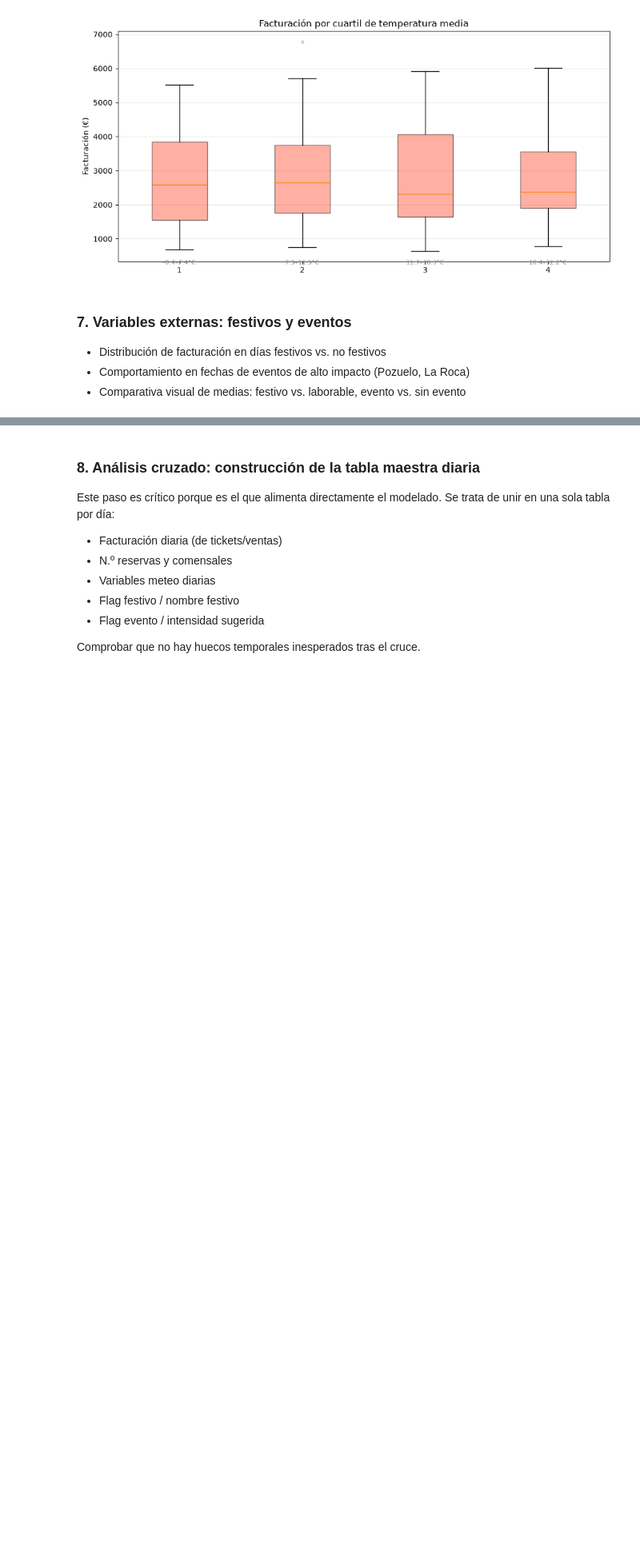
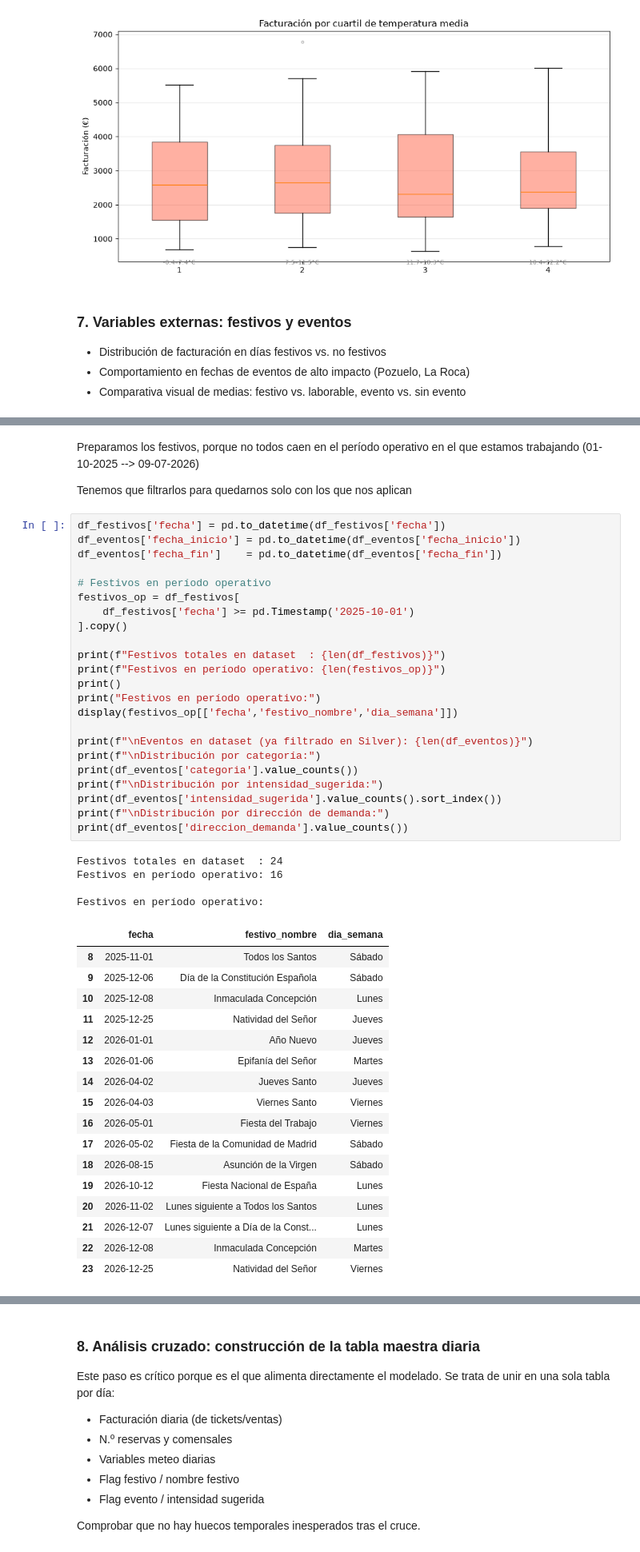
Before and after one commit to Joaquindam/TFM-Hosteleria-AI, a Jupyter notebook: notebooks/03_EDA.ipynb, the cells around one changed output, grey strips where cells are left out. Shown at 80% size. Drawn from its saved outputs; the diff is of its cells as text; blank space fills up the shorter version.

```diff
--- a/notebooks/03_EDA.ipynb
+++ b/notebooks/03_EDA.ipynb
@@ -1772,0 +1787,49 @@ Facturación según cuartil de temperatura:
+# %% [markdown]
+Preparamos los festivos, porque no todos caen en el período operativo en el que estamos trabajando (01-10-2025 --> 09-07-2026)
+
+Tenemos que filtrarlos para quedarnos solo con los que nos aplican
+# %%
+df_festivos['fecha'] = pd.to_datetime(df_festivos['fecha'])
+df_eventos['fecha_inicio'] = pd.to_datetime(df_eventos['fecha_inicio'])
+df_eventos['fecha_fin']    = pd.to_datetime(df_eventos['fecha_fin'])
+
+# Festivos en período operativo
+festivos_op = df_festivos[
+    df_festivos['fecha'] >= pd.Timestamp('2025-10-01')
+].copy()
+
+print(f"Festivos totales en dataset  : {len(df_festivos)}")
+print(f"Festivos en período operativo: {len(festivos_op)}")
+print()
+print("Festivos en período operativo:")
+display(festivos_op[['fecha','festivo_nombre','dia_semana']])
+
+print(f"\nEventos en dataset (ya filtrado en Silver): {len(df_eventos)}")
+print(f"\nDistribución por categoría:")
+print(df_eventos['categoria'].value_counts())
+print(f"\nDistribución por intensidad_sugerida:")
+print(df_eventos['intensidad_sugerida'].value_counts().sort_index())
+print(f"\nDistribución por dirección de demanda:")
+print(df_eventos['direccion_demanda'].value_counts())
+# %% [output]
+Festivos totales en dataset  : 24
+Festivos en período operativo: 16
+
+Festivos en período operativo:
+|  | fecha | festivo_nombre | dia_semana |
+| 8 | 2025-11-01 | Todos los Santos | Sábado |
+| 9 | 2025-12-06 | Día de la Constitución Española | Sábado |
+| 10 | 2025-12-08 | Inmaculada Concepción | Lunes |
+| 11 | 2025-12-25 | Natividad del Señor | Jueves |
+| 12 | 2026-01-01 | Año Nuevo | Jueves |
+| 13 | 2026-01-06 | Epifanía del Señor | Martes |
+| 14 | 2026-04-02 | Jueves Santo | Jueves |
+| 15 | 2026-04-03 | Viernes Santo | Viernes |
+| 16 | 2026-05-01 | Fiesta del Trabajo | Viernes |
+| 17 | 2026-05-02 | Fiesta de la Comunidad de Madrid | Sábado |
+| 18 | 2026-08-15 | Asunción de la Virgen | Sábado |
+| 19 | 2026-10-12 | Fiesta Nacional de España | Lunes |
+| 20 | 2026-11-02 | Lunes siguiente a Todos los Santos | Lunes |
+| 21 | 2026-12-07 | Lunes siguiente a Día de la Const... | Lunes |
+| 22 | 2026-12-08 | Inmaculada Concepción | Martes |
+| 23 | 2026-12-25 | Natividad del Señor | Viernes |
```
Also changed, not shown: parts of 31 cells of this notebook, 17 other files.
